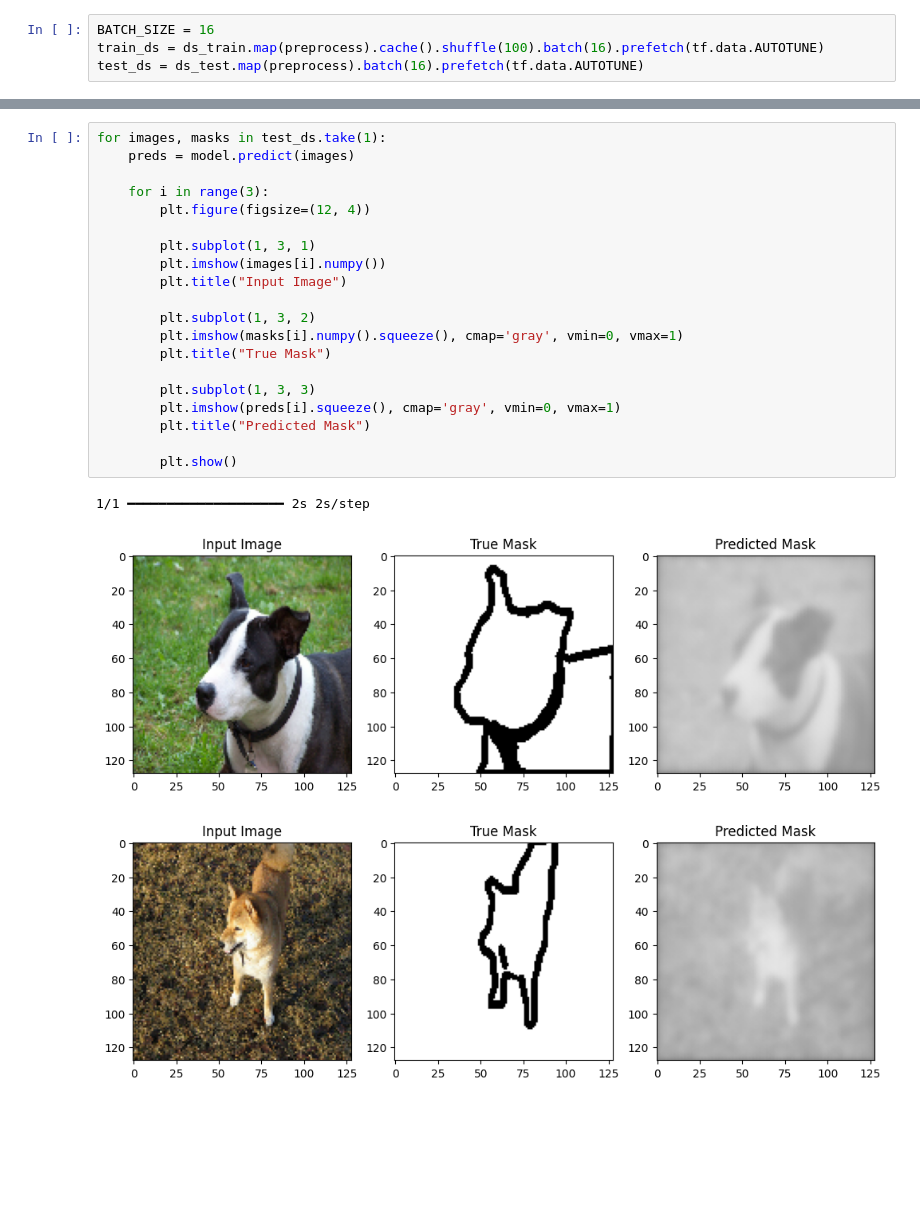
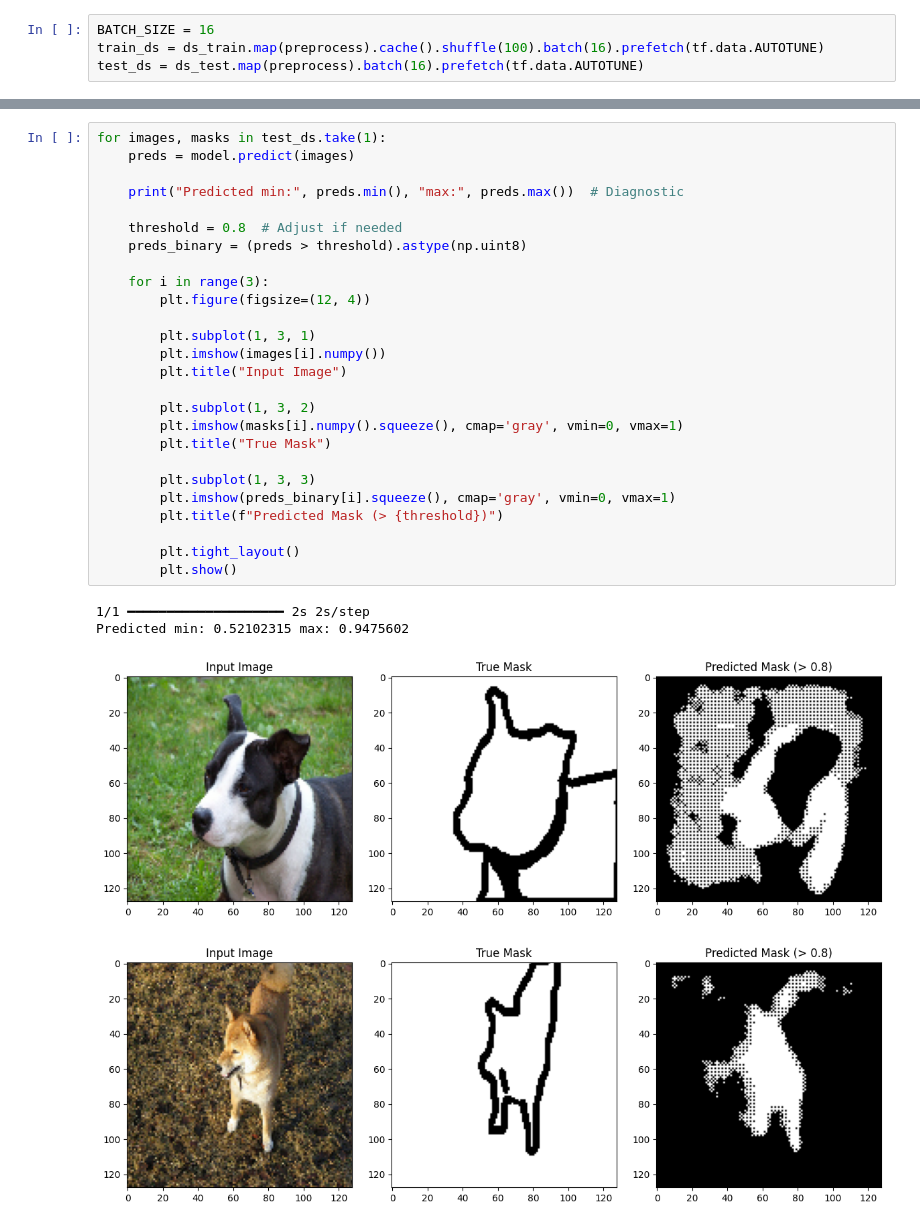
Before and after one commit to cbandrowski/CSC467_Research_Demo, a Jupyter notebook: U_Net_Demo.ipynb, the cells around one changed output, grey strips where cells are left out. Saved outputs shown, nothing was run; the diff lists cells and outputs as text; blank space fills up the shorter version.

```diff
--- a/U_Net_Demo.ipynb
+++ b/U_Net_Demo.ipynb
@@ -129,24 +136,31 @@ history = model.fit(train_ds, validation_data=test_ds, epochs=1)
 # %%
 for images, masks in test_ds.take(1):
     preds = model.predict(images)
+
+    print("Predicted min:", preds.min(), "max:", preds.max())  # Diagnostic
+
+    threshold = 0.8  # Adjust if needed
+    preds_binary = (preds > threshold).astype(np.uint8)
 
     for i in range(3):
         plt.figure(figsize=(12, 4))
 
         plt.subplot(1, 3, 1)
         plt.imshow(images[i].numpy())
         plt.title("Input Image")
 
         plt.subplot(1, 3, 2)
         plt.imshow(masks[i].numpy().squeeze(), cmap='gray', vmin=0, vmax=1)
         plt.title("True Mask")
 
         plt.subplot(1, 3, 3)
-        plt.imshow(preds[i].squeeze(), cmap='gray', vmin=0, vmax=1)
-        plt.title("Predicted Mask")
+        plt.imshow(preds_binary[i].squeeze(), cmap='gray', vmin=0, vmax=1)
+        plt.title(f"Predicted Mask (> {threshold})")
 
+        plt.tight_layout()
         plt.show()
 # %% [output]
 1/1 ━━━━━━━━━━━━━━━━━━━━ 2s 2s/step
+Predicted min: 0.52102315 max: 0.9475602
-[figure, old version]
+[figure, new version]
-[figure, old version]
+[figure, new version]
```
Also changed, not shown: parts of 4 cells of this notebook.
